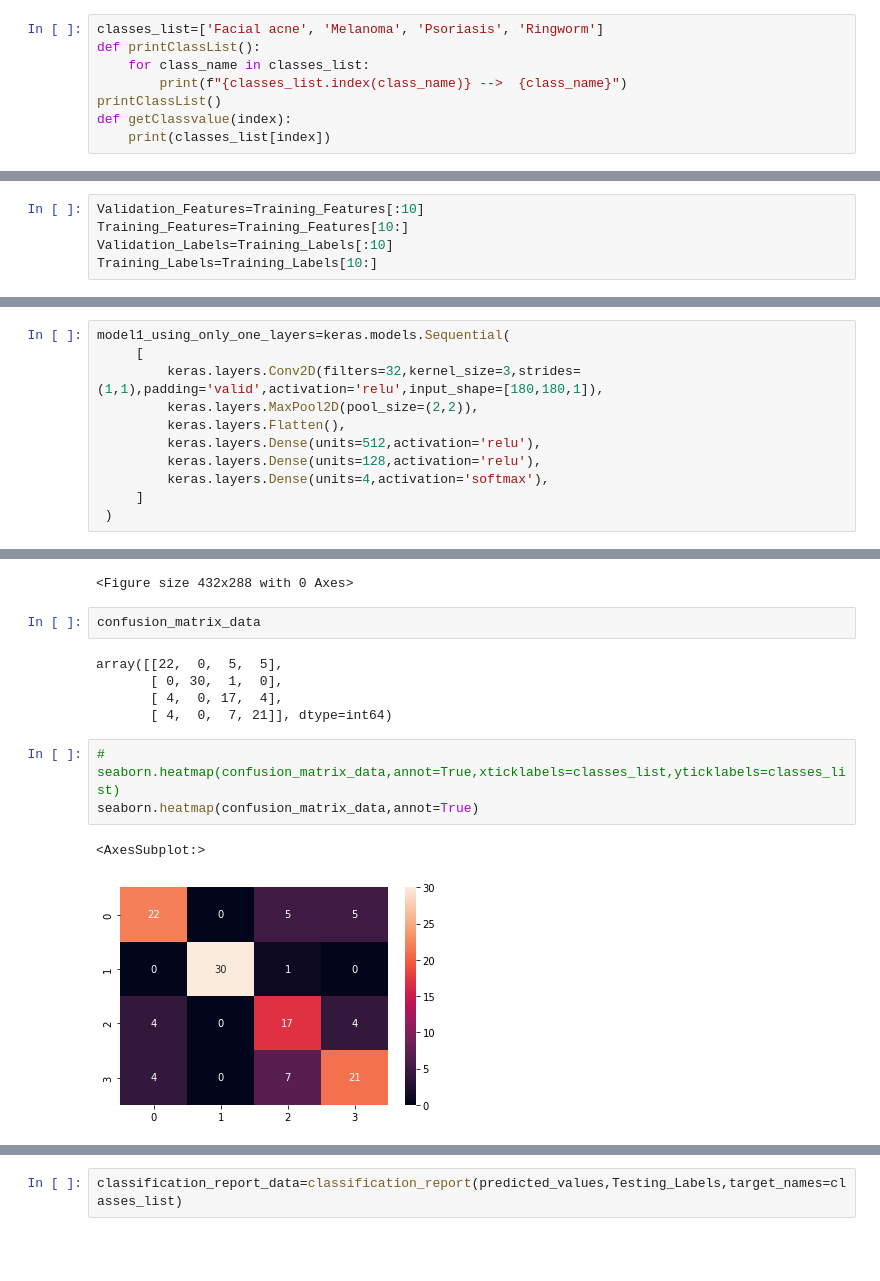
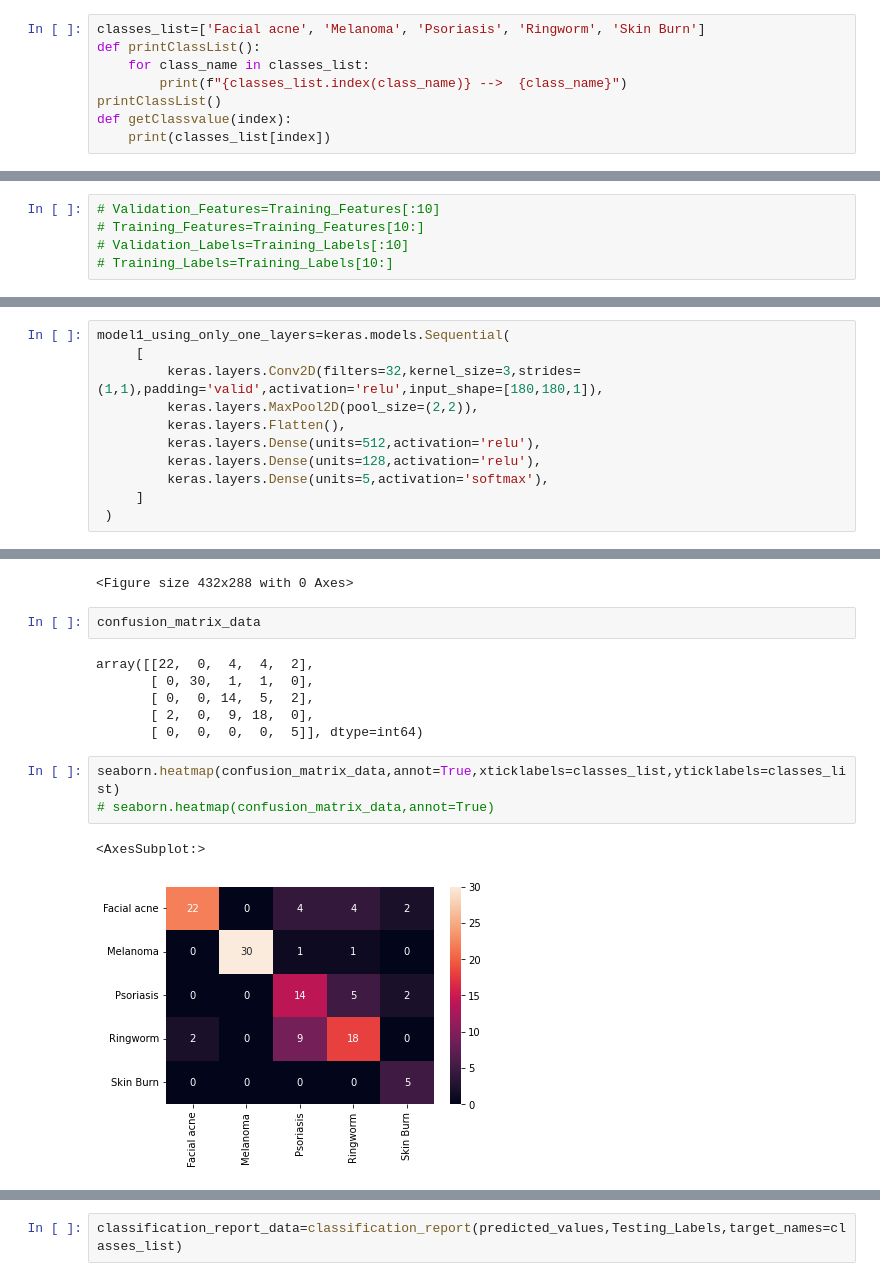
Before and after one commit to Shiva3142/Skin_Disease_Detection, a Jupyter notebook: Main_Workspace/Model_Implementation/Model_Implementation.ipynb, the cells around one changed output, grey strips where cells are left out. Drawn from its saved outputs; the diff is of its cells as text; blank space fills up the shorter version.

Commit message:
New data class is added

```diff
--- a/Main_Workspace/Model_Implementation/Model_Implementation.ipynb
+++ b/Main_Workspace/Model_Implementation/Model_Implementation.ipynb
@@ -19,7 +19,7 @@ import seaborn
 # %% [markdown]
 # Data imports
 # %%
-classes_list=['Facial acne', 'Melanoma', 'Psoriasis', 'Ringworm']
+classes_list=['Facial acne', 'Melanoma', 'Psoriasis', 'Ringworm', 'Skin Burn']
 def printClassList():
     for class_name in classes_list:
         print(f"{classes_list.index(class_name)} -->  {class_name}")
@@ -160,10 +162,10 @@ printClassList()
 # %% [markdown]
 ## Validation Data Creation
 # %%
-Validation_Features=Training_Features[:10]
-Training_Features=Training_Features[10:]
-Validation_Labels=Training_Labels[:10]
-Training_Labels=Training_Labels[10:]
+# Validation_Features=Training_Features[:10]
+# Training_Features=Training_Features[10:]
+# Validation_Labels=Training_Labels[:10]
+# Training_Labels=Training_Labels[10:]
 # %%
 Validation_Features
 # %% [output]
@@ -244,7 +242,7 @@ model1_using_only_one_layers=keras.models.Sequential(
          keras.layers.Flatten(),
          keras.layers.Dense(units=512,activation='relu'),
          keras.layers.Dense(units=128,activation='relu'),
-         keras.layers.Dense(units=4,activation='softmax'),
+         keras.layers.Dense(units=5,activation='softmax'),
      ]
  )
 # %%
@@ -429,16 +428,17 @@ confusion_matrix_data=confusion_matrix(predicted_values,Testing_Labels)
 # %%
 confusion_matrix_data
 # %% [output]
-array([[22,  0,  5,  5],
-       [ 0, 30,  1,  0],
-       [ 4,  0, 17,  4],
-       [ 4,  0,  7, 21]], dtype=int64)
+array([[22,  0,  4,  4,  2],
+       [ 0, 30,  1,  1,  0],
+       [ 0,  0, 14,  5,  2],
+       [ 2,  0,  9, 18,  0],
+       [ 0,  0,  0,  0,  5]], dtype=int64)
 # %%
-# seaborn.heatmap(confusion_matrix_data,annot=True,xticklabels=classes_list,yticklabels=classes_list)
-seaborn.heatmap(confusion_matrix_data,annot=True)
+seaborn.heatmap(confusion_matrix_data,annot=True,xticklabels=classes_list,yticklabels=classes_list)
+# seaborn.heatmap(confusion_matrix_data,annot=True)
 # %% [output]
 <AxesSubplot:>
-[figure, old version]
+[figure, new version]
 # %%
 printClassList()
 # %% [output]
```
Also changed, not shown: parts of 52 cells of this notebook, 5 other files.
